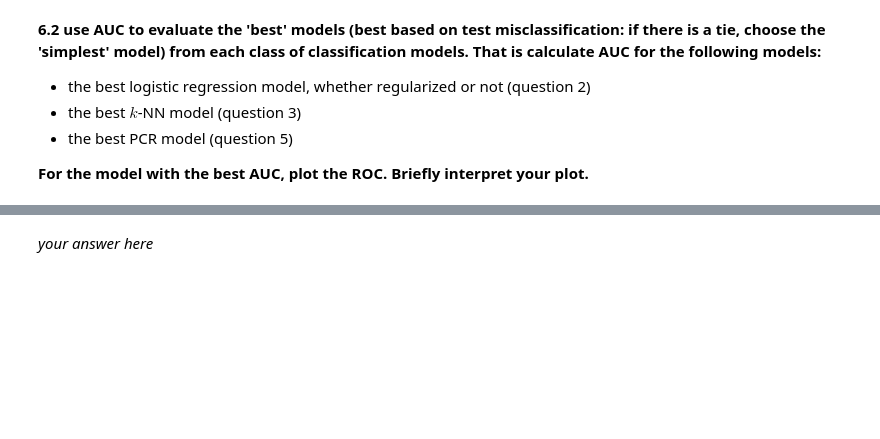
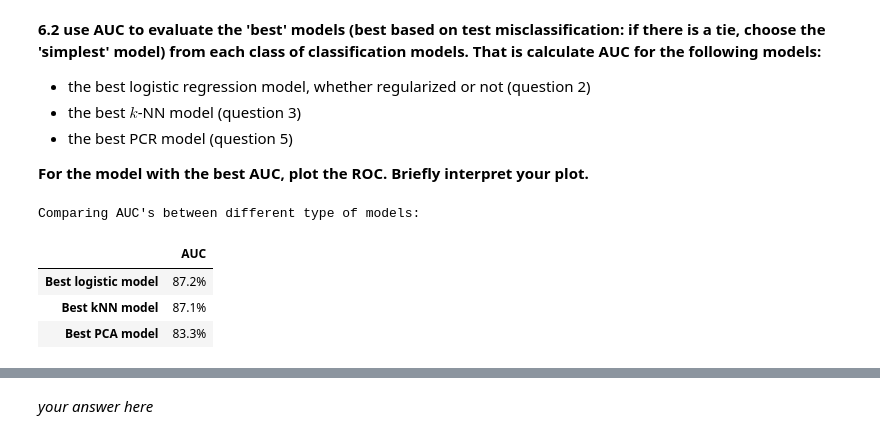
Before and after one commit to CreditPy/2021-s109a, a Jupyter notebook: cs_s109a_hw4/cs_s109a_hw4.ipynb, the cells around one changed output, grey strips where cells are left out. Drawn from its saved outputs; the diff is of its cells as text; code cells hidden in the pictures; blank space fills up the shorter version.

```diff
--- a/cs_s109a_hw4/cs_s109a_hw4.ipynb
+++ b/cs_s109a_hw4/cs_s109a_hw4.ipynb
@@ -833,0 +830,18 @@ AUC is the Area Under the Curve in the ROC plot. AUC=1 means all positive exampl
+# %%
+# prepare a dataframe to represent accuracy for each model
+model_descriptions = ['Best logistic model', 'Best kNN model', 'Best PCA model']
+auc_by_model_df = pd.DataFrame(
+    index=model_descriptions,
+    columns=['AUC'])
+# %%
+# AUC Best logisic model
+fpr, tpr, thresholds = metrics.roc_curve(y_test, best_reg_model.predict_proba(X_test)[:,1])
+roc_auc = metrics.auc(fpr, tpr)
+# add auc to table
+auc_by_model_df.loc['Best logistic model','AUC'] = roc_auc
+# %%
+# AUC Best Knn model
+fpr, tpr, thresholds = metrics.roc_curve(y_test, best_knn_model.predict_proba(X_test)[:,1])
+roc_auc = metrics.auc(fpr, tpr)
+# add auc to table
+auc_by_model_df.loc['Best kNN model','AUC'] = roc_auc
@@ -833,0 +854,12 @@ AUC is the Area Under the Curve in the ROC plot. AUC=1 means all positive exampl
+# %%
+# display the rates by model in percentage format
+print("Comparing AUC's between different type of models:")
+auc_by_model_df.style.format({
+    'AUC': '{:,.1%}'.format,
+})
+# %% [output]
+Comparing AUC's between different type of models:
+|  | AUC |
+| Best logistic model | 87.2% |
+| Best kNN model | 87.1% |
+| Best PCA model | 83.3% |
```
Also changed, not shown: parts of 6 cells of this notebook.
